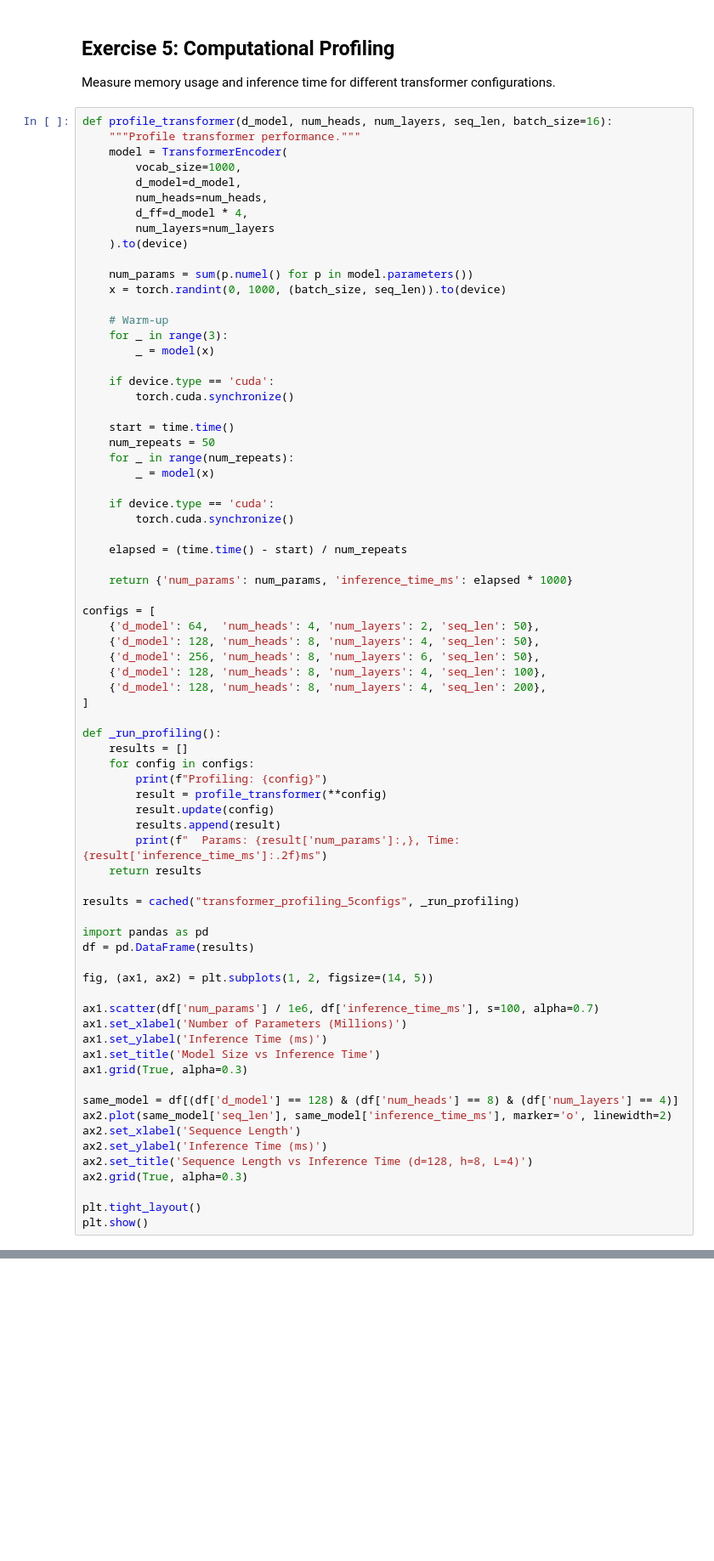
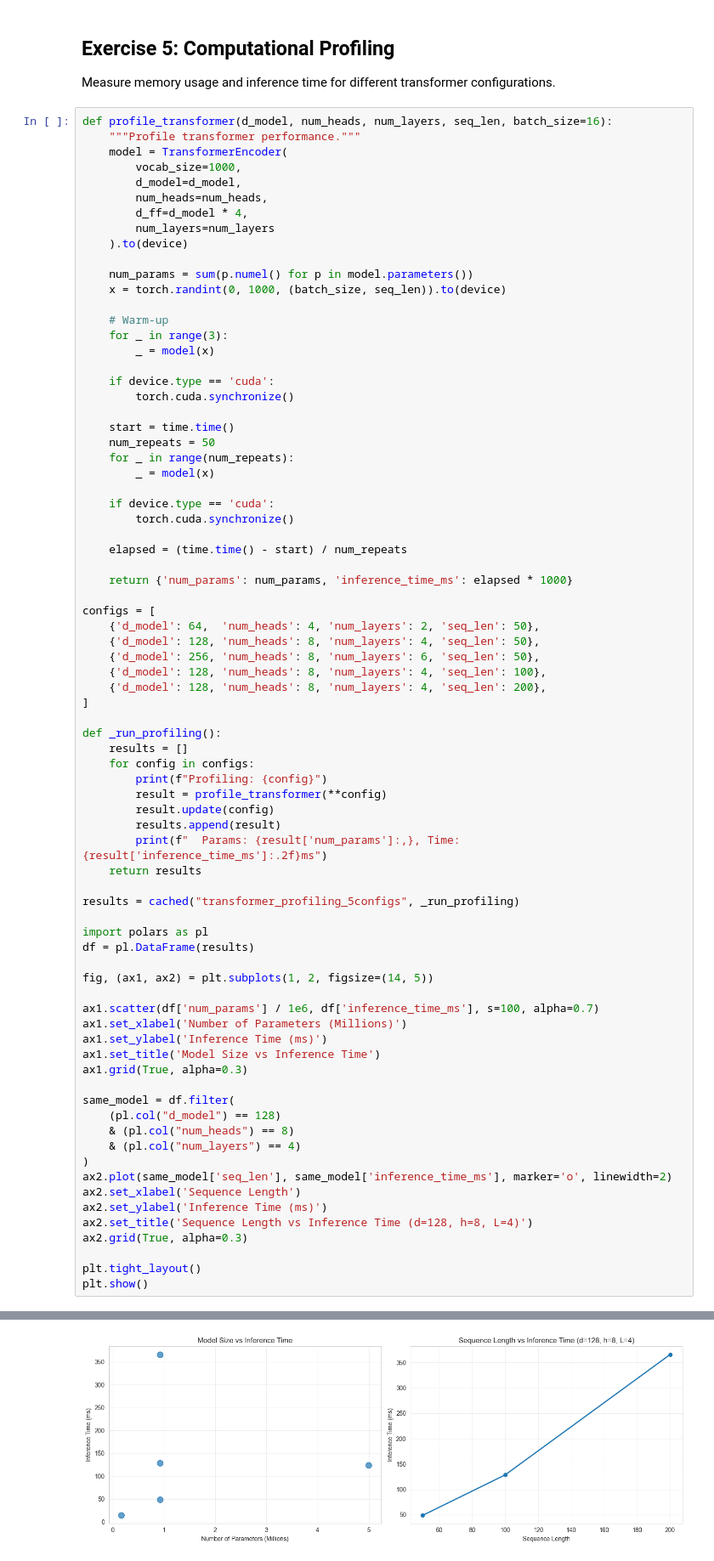
Before and after one commit to dafer238/dafer-ai, a Jupyter notebook: 06_sequence_models/week14_transformers/starter.ipynb, the cells around one changed output, grey strips where cells are left out. Shown at 85% size. Cells and saved outputs as stored; diff of their text form; blank space fills up the shorter version.

```diff
--- a/06_sequence_models/week14_transformers/starter.ipynb
+++ b/06_sequence_models/week14_transformers/starter.ipynb
@@ -410,8 +433,8 @@ def _run_profiling():
 
 results = cached("transformer_profiling_5configs", _run_profiling)
 
-import pandas as pd
-df = pd.DataFrame(results)
+import polars as pl
+df = pl.DataFrame(results)
 
 fig, (ax1, ax2) = plt.subplots(1, 2, figsize=(14, 5))
 
@@ -421,7 +444,11 @@ ax1.set_ylabel('Inference Time (ms)')
 ax1.set_title('Model Size vs Inference Time')
 ax1.grid(True, alpha=0.3)
 
-same_model = df[(df['d_model'] == 128) & (df['num_heads'] == 8) & (df['num_layers'] == 4)]
+same_model = df.filter(
+    (pl.col("d_model") == 128)
+    & (pl.col("num_heads") == 8)
+    & (pl.col("num_layers") == 4)
+)
 ax2.plot(same_model['seq_len'], same_model['inference_time_ms'], marker='o', linewidth=2)
 ax2.set_xlabel('Sequence Length')
 ax2.set_ylabel('Inference Time (ms)')
@@ -430,3 +457,4 @@ ax2.grid(True, alpha=0.3)
 
 plt.tight_layout()
 plt.show()
+# %% [output]
@@ -433,3 +462,4 @@ plt.show()
+[figure, added]
 # %% [markdown]
 ## Further Practice
 
```
Also changed, not shown: parts of 6 cells of this notebook, 14 other files.
